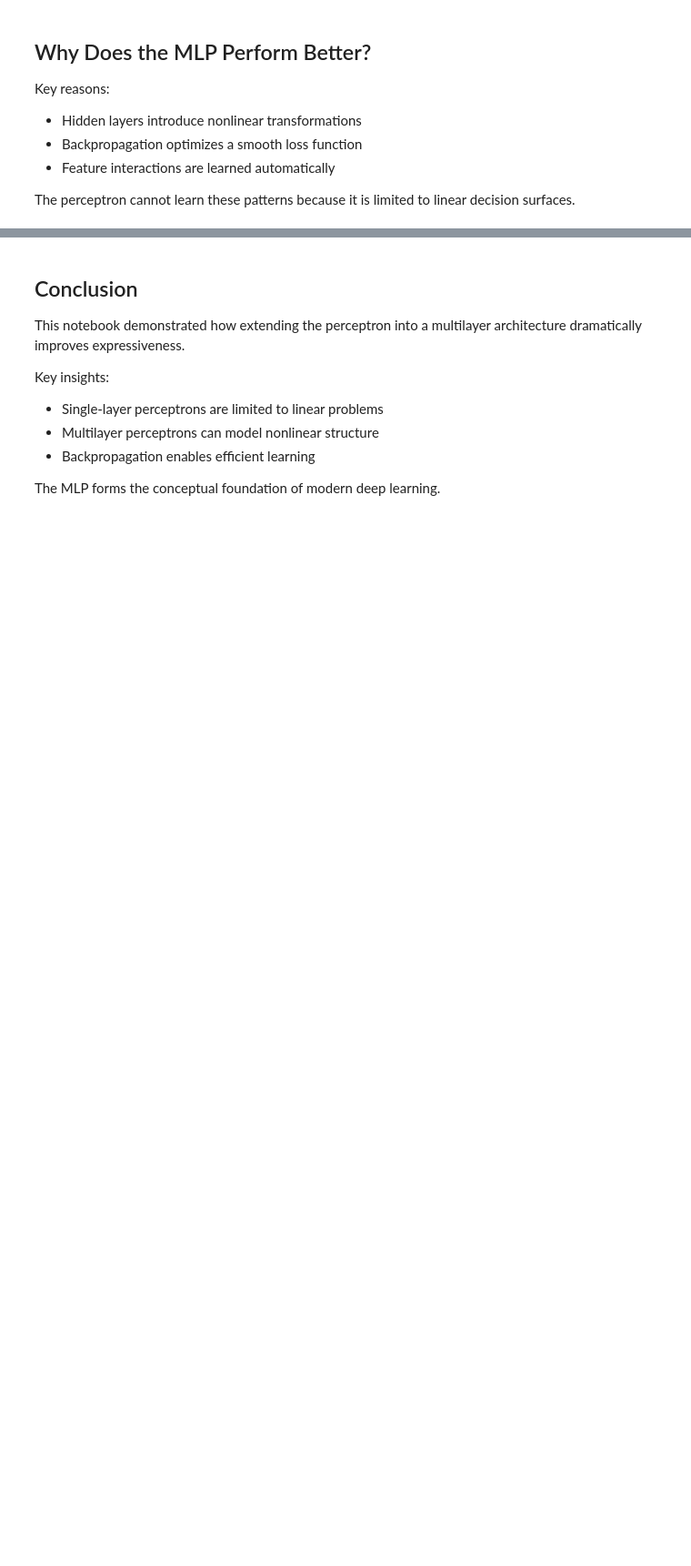
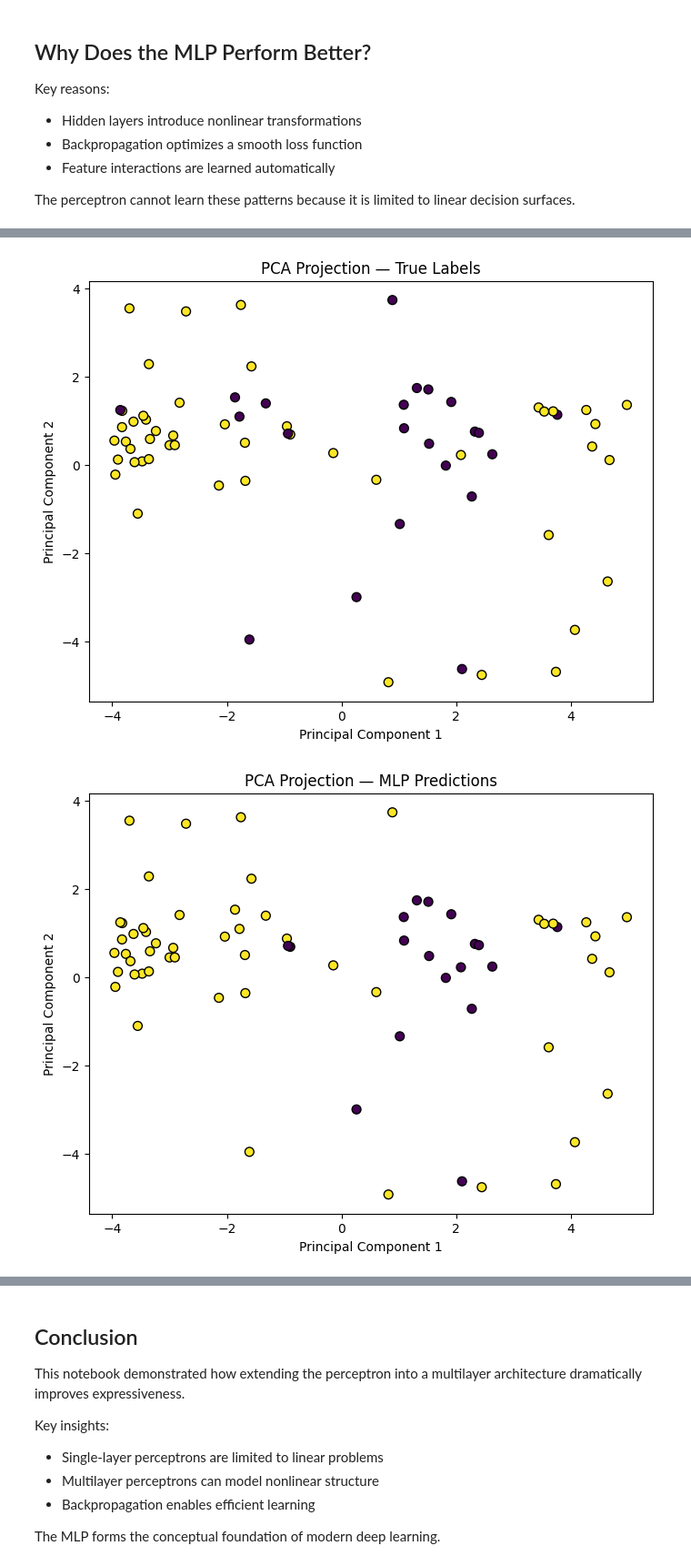
Before and after one commit to gwenfitz/fitzsimmons-cmor-438, a Jupyter notebook: notebooks/supervised_learning/Multilayer Perceptron/multilayer_perceptron_example.ipynb, the cells around one changed output, grey strips where cells are left out. Shown: that part at 91% size. Cells and saved outputs as stored; diff of their text form; code cells hidden in the pictures; blank space fills up the shorter version.

```diff
--- a/notebooks/supervised_learning/Multilayer Perceptron/multilayer_perceptron_example.ipynb
+++ b/notebooks/supervised_learning/Multilayer Perceptron/multilayer_perceptron_example.ipynb
@@ -340,0 +367,65 @@ to linear decision surfaces.
+# %%
+# Reduce to 2D for visualization
+pca = PCA(n_components=2)
+X_train_2d = pca.fit_transform(X_train)
+X_test_2d = pca.transform(X_test)
+
+# True Labels Visualization
+plt.figure(figsize=(8,6))
+plt.scatter(
+    X_test_2d[:, 0],
+    X_test_2d[:, 1],
+    c=y_test,
+    cmap="viridis",
+    edgecolor="k",
+    s=50
+)
+plt.title("PCA Projection — True Labels")
+plt.xlabel("Principal Component 1")
+plt.ylabel("Principal Component 2")
+plt.show()
+
+# MLP Predictions Visualization
+
+y_pred_mlp = mlp.predict(X_test)
+
+plt.figure(figsize=(8,6))
+plt.scatter(
+    X_test_2d[:, 0],
+    X_test_2d[:, 1],
+    c=y_pred_mlp,
+    cmap="viridis",
+    edgecolor="k",
+    s=50
+)
+plt.title("PCA Projection — MLP Predictions")
+plt.xlabel("Principal Component 1")
+plt.ylabel("Principal Component 2")
+plt.show()
+
+# MLP Error Visualization
+errors = (y_pred_mlp != y_test)
+
+plt.figure(figsize=(8,6))
+plt.scatter(
+    X_test_2d[~errors, 0],
+    X_test_2d[~errors, 1],
+    c="green",
+    label="Correct",
+    alpha=0.6
+)
+plt.scatter(
+    X_test_2d[errors, 0],
+    X_test_2d[errors, 1],
+    c="red",
+    label="Misclassified",
+    alpha=0.8
+)
+plt.legend()
+plt.title("MLP Errors in PCA Space")
+plt.xlabel("Principal Component 1")
+plt.ylabel("Principal Component 2")
+plt.show()
+# %% [output]
+[figure, added]
+[figure, added]
```
Also changed, not shown: parts of 7 cells of this notebook, 4 other files.
